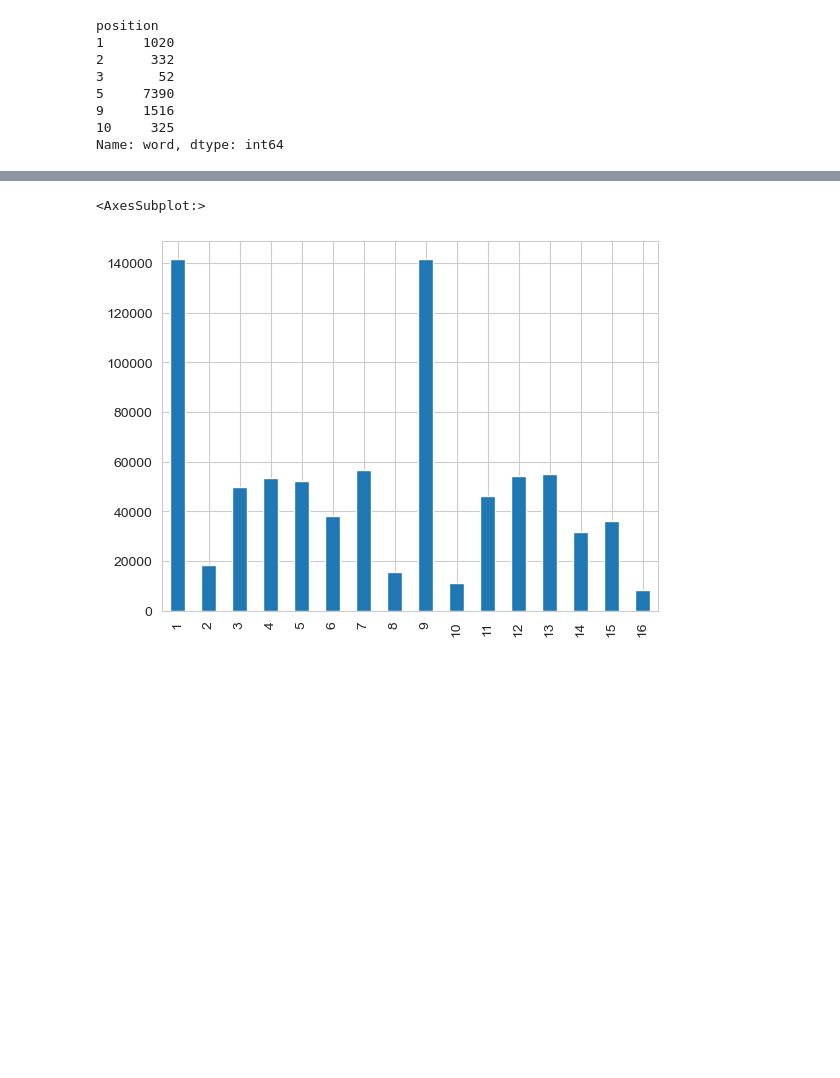
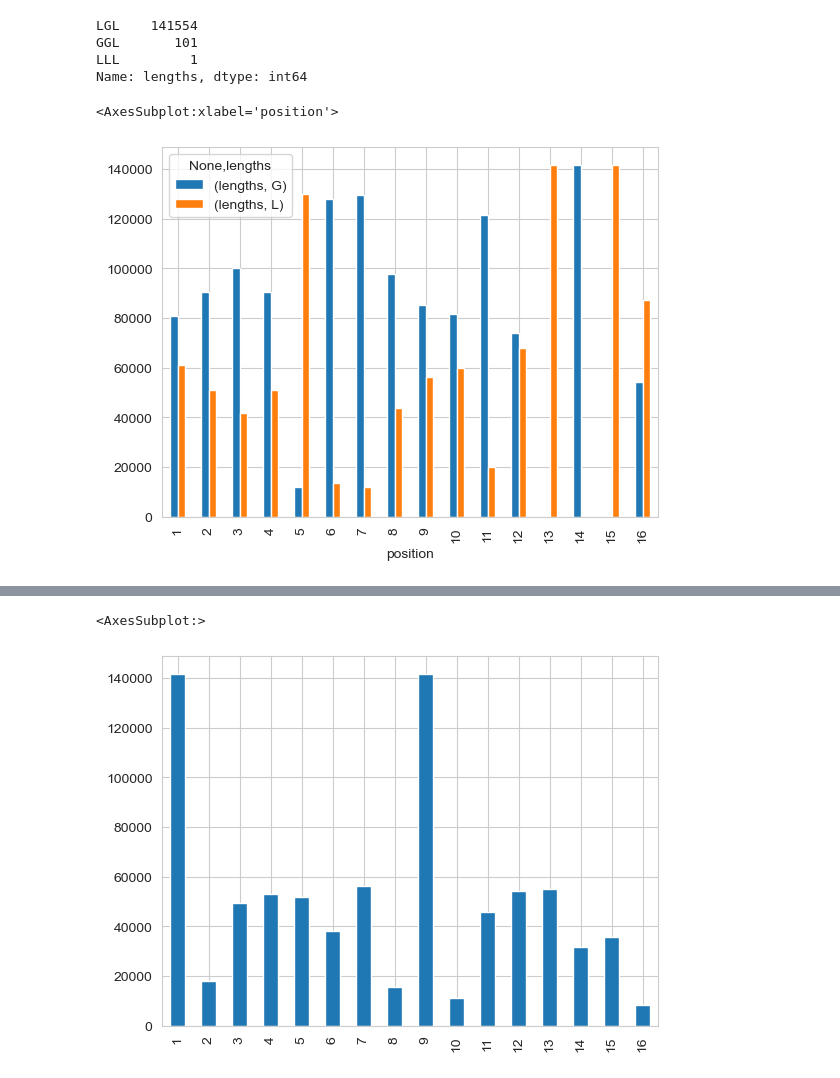
Before and after one commit to kmein/shloka, a Jupyter notebook: shloka-scansion/Shloka.ipynb, the cells around one changed output, grey strips where cells are left out. Cells and saved outputs as stored; diff of their text form; code cells hidden in the pictures; blank space fills up the shorter version.

```diff
--- a/shloka-scansion/Shloka.ipynb
+++ b/shloka-scansion/Shloka.ipynb
@@ -35,14 +45,40 @@ Name: position, Length: 809853, dtype: int64
+# %%
+# Cadence
+df_shlokas_16.lengths.apply(lambda ls: ls.replace(".", "")[12:15]).value_counts()
+# %% [output]
+LGL    141554
+GGL       101
+LLL         1
+Name: lengths, dtype: int64
+# %%
+df_single_weight = pd.DataFrame(
+    [item
+     for sublist in df_shlokas_16.lengths.apply(lambda x: enumerate(x.replace(".", ""), start=1)).tolist()
+     for item in sublist
+    ],
+    columns = ("position", "lengths")
+)
+# %%
+pd.DataFrame(df_single_weight.groupby("position")["lengths"].value_counts()).unstack().plot.bar()
+# %% [output]
+<AxesSubplot:xlabel='position'>
+[figure, added]
 # %%
-df_localisation.groupby(["lengths", "position"])["word"].count()["LGGL"]
+def enumerate_sublists(lists):
+    index = 1
+    result = []
+    for element in lists:
+        result.append((index, element))
+        index += len(element)
+    return result
+
+df_localisation = pd.DataFrame(
+    [item
+     for sublist in df_shlokas_16.lengths.str.split(".").apply(enumerate_sublists).tolist()
+     for item in sublist
+    ],
+    columns = ("position", "lengths")
+)
-# %% [output]
-position
-1     1020
-2      332
-3       52
-5     7390
-9     1516
-10     325
-Name: word, dtype: int64
 # %%
 df_localisation.groupby(["lengths", "position"]).size()["GLL"].plot.bar()
 # %% [output]
```
Also changed, not shown: parts of 7 cells of this notebook.
